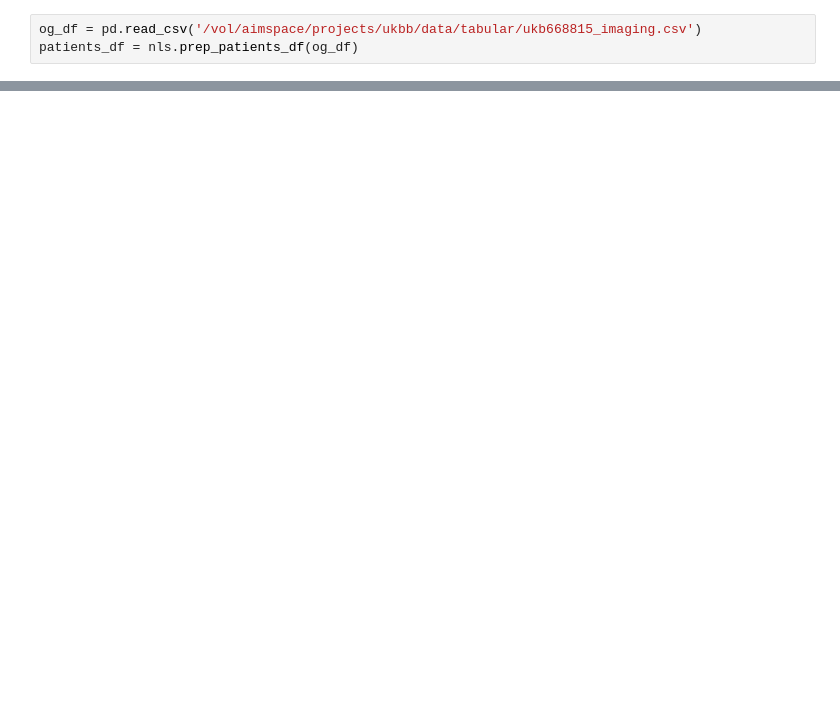
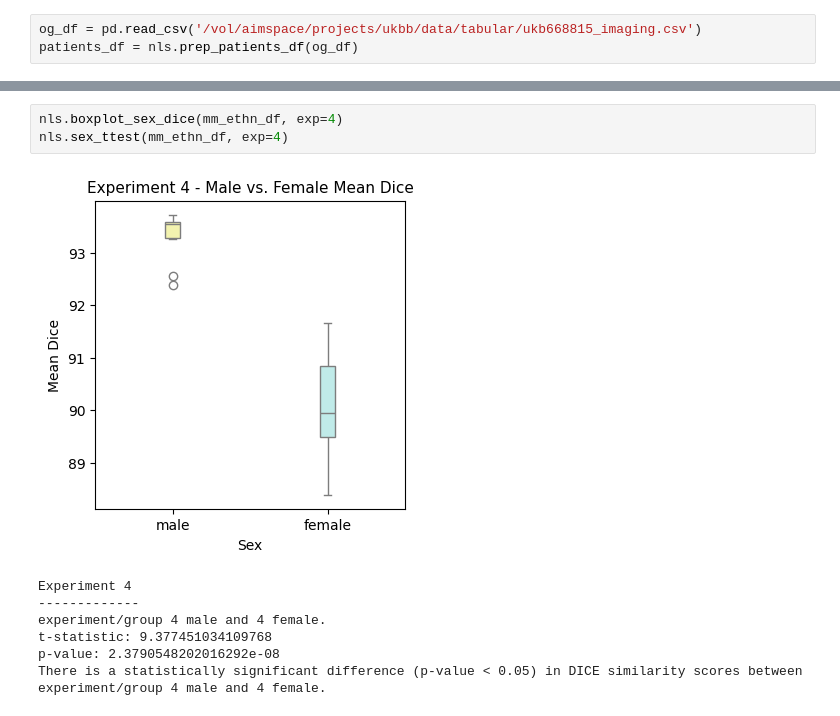
Before and after one commit to msskzx/UniMatch, a Jupyter notebook: more-scenarios/medical/tasks_analysis.ipynb, the cells around one changed output, grey strips where cells are left out. Cells and saved outputs as stored; diff of their text form; blank space fills up the shorter version.

```diff
--- a/more-scenarios/medical/tasks_analysis.ipynb
+++ b/more-scenarios/medical/tasks_analysis.ipynb
@@ -66,0 +75,11 @@ for seed in SEEDS:
+# %%
+nls.boxplot_sex_dice(mm_ethn_df, exp=4)
+nls.sex_ttest(mm_ethn_df, exp=4)
+# %% [output]
+[figure, added]
+Experiment 4
+-------------
+experiment/group 4 male and 4 female.
+t-statistic: 9.377451034109768
+p-value: 2.3790548202016292e-08
+There is a statistically significant difference (p-value < 0.05) in DICE similarity scores between experiment/group 4 male and 4 female.
```
Also changed, not shown: parts of 18 cells of this notebook, 4 other files.
